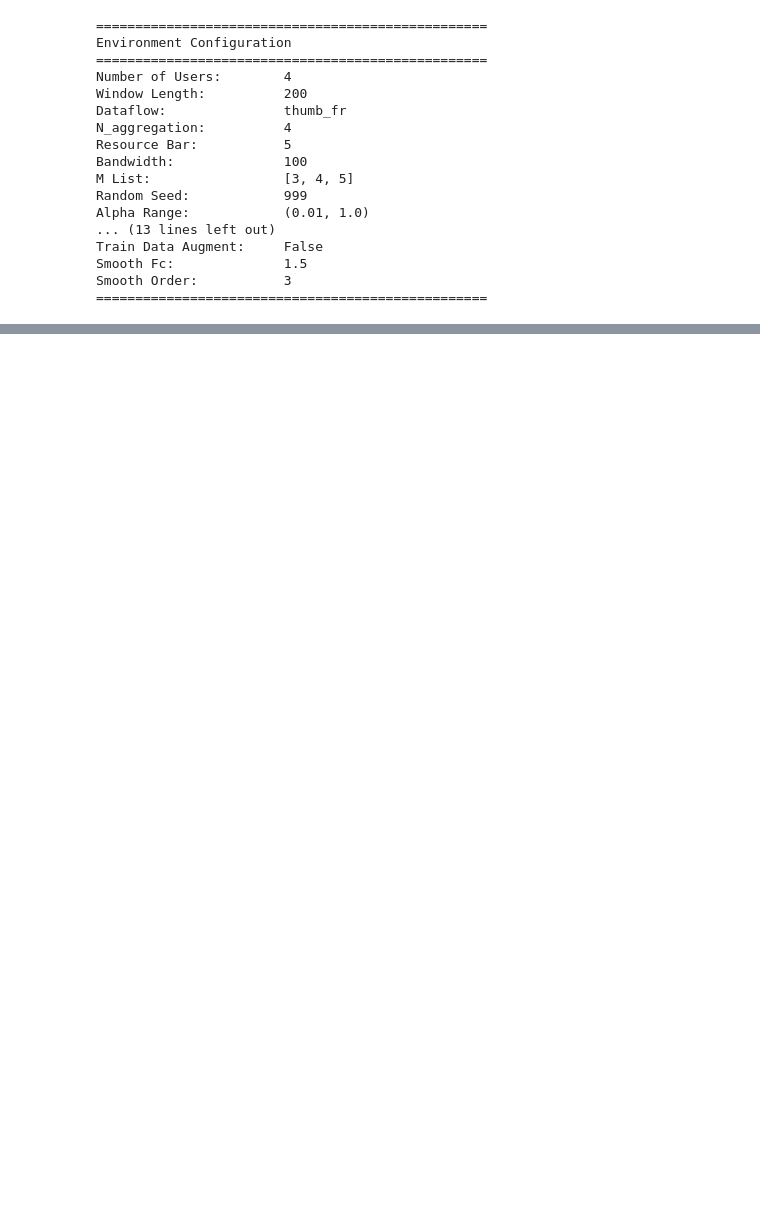
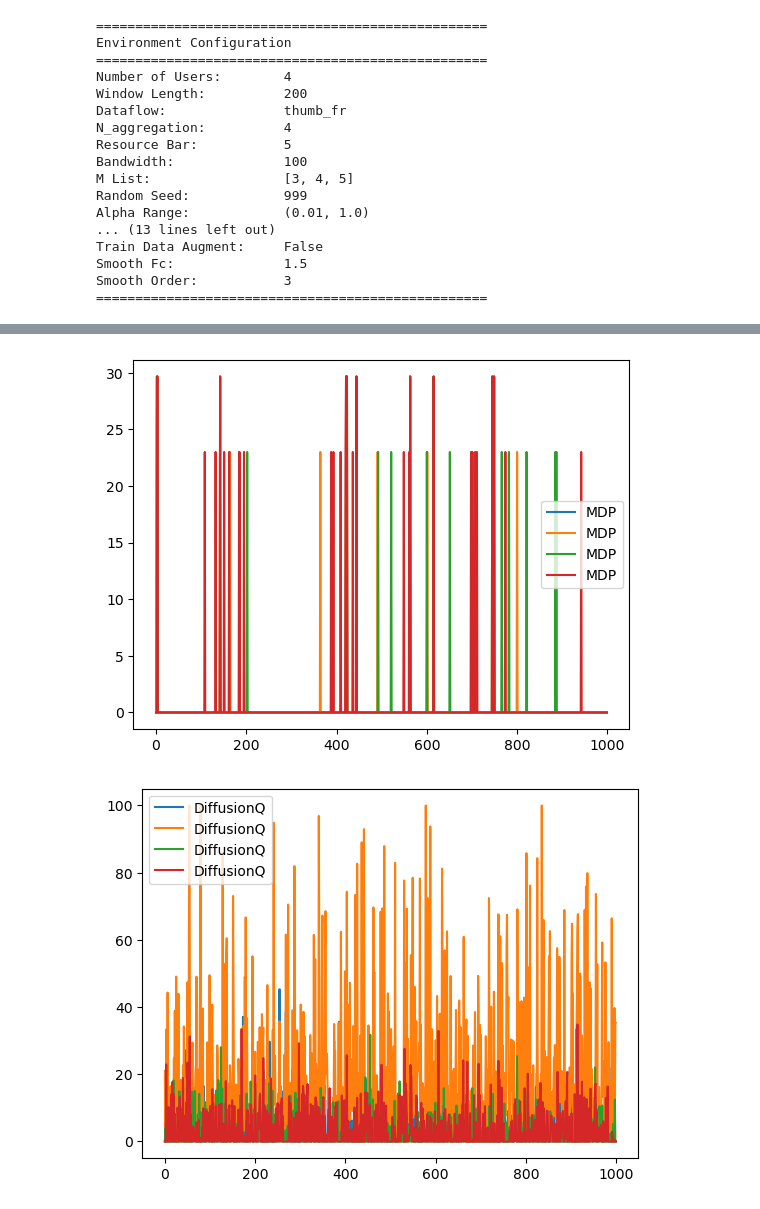
Before and after one commit to evanyeh5118/diffusion_resource_schduling_intra_slice, a Jupyter notebook: demo03b_eval_diffusionQ.ipynb, the cells around one changed output, grey strips where cells are left out. Saved outputs shown, nothing was run; the diff lists cells and outputs as text; code cells hidden in the pictures; blank space fills up the shorter version.

```diff
--- a/demo03b_eval_diffusionQ.ipynb
+++ b/demo03b_eval_diffusionQ.ipynb
@@ -76,3 +79,15 @@ Avg Reward DiffusionQ: 0.007457725360813216
+# %%
+action_mdp = [r for w, r, _, alpha in simResultMdp['actionsRecord']]
+action_diffusionQ = [r for w, r, _, alpha in evalResult['actionsRecord']]
+plt.plot(action_mdp, label='MDP')
+plt.legend()
+plt.show()
+plt.plot(action_diffusionQ, label='DiffusionQ')
+plt.legend()
+plt.show()
+# %% [output]
+[figure, added]
+[figure, added]
 # %%
 def check_constraint_violation(action, bandwidth):
     w, r, _, alpha = zip(*action)
```
Also changed, not shown: parts of 3 cells of this notebook, 5 other files.
